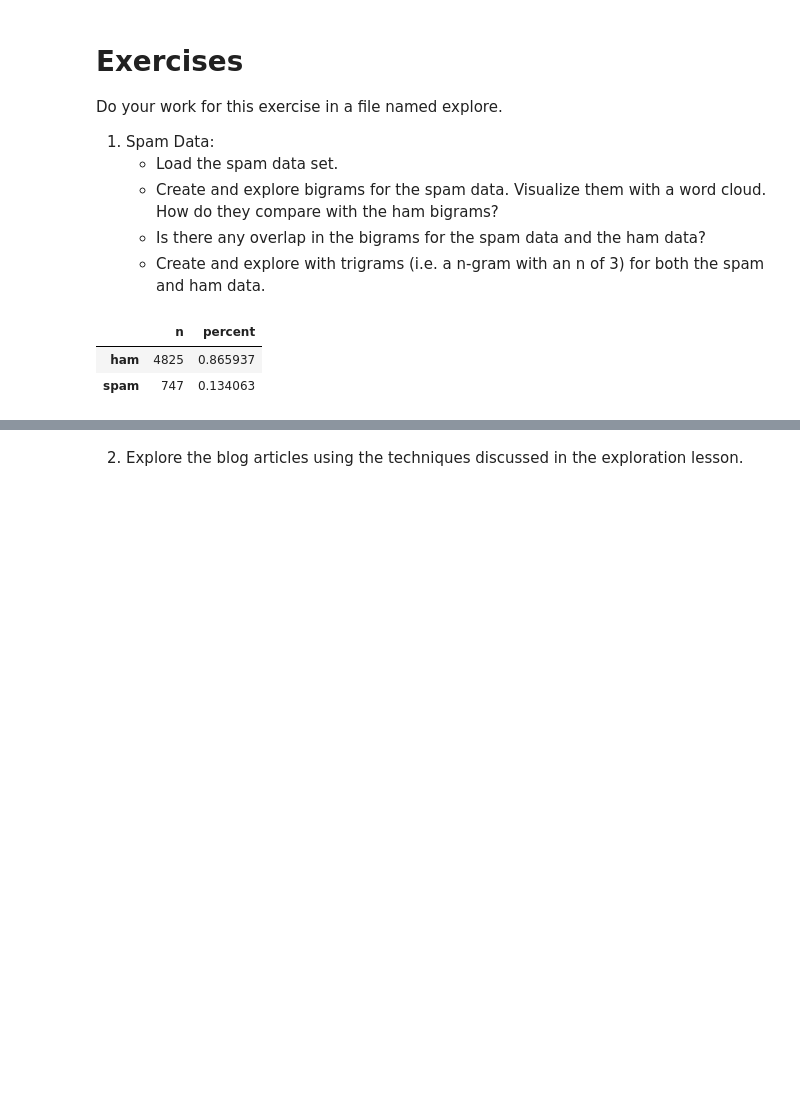
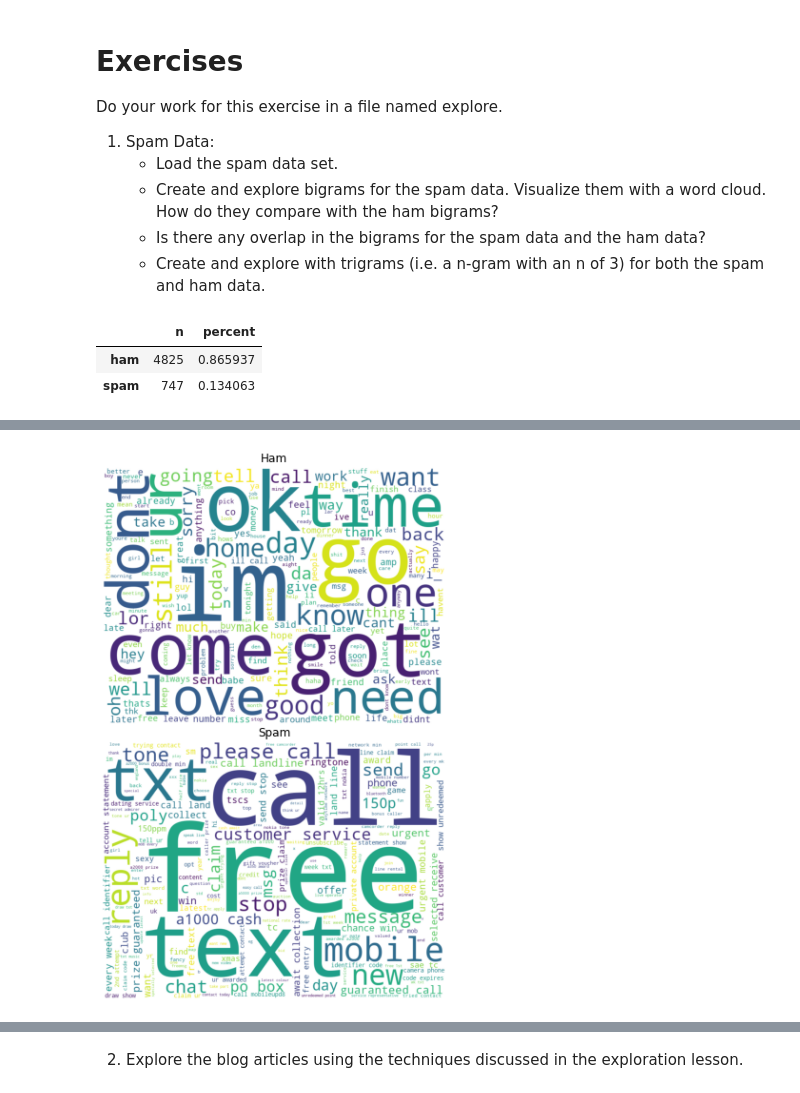
Before and after one commit to AJMartinezLlanes/-natural-language-processing-exercises, a Jupyter notebook: explore.ipynb, the cells around one changed output, grey strips where cells are left out. Drawn from its saved outputs; the diff is of its cells as text; code cells hidden in the pictures; blank space fills up the shorter version.

```diff
--- a/explore.ipynb
+++ b/explore.ipynb
@@ -73,0 +126,16 @@ all_words = clean(' '.join(df.text))
+# %%
+ham_cloud = WordCloud(background_color='white', height=600, width=800).generate(' '.join(ham_words))
+spam_cloud = WordCloud(background_color='white', height=600, width=800).generate(' '.join(spam_words))
+
+plt.figure(figsize=(10, 8))
+axs = [plt.axes([.5, .5, .5, .5]), plt.axes([.5, 0, .5, .5])]
+
+axs[0].imshow(ham_cloud)
+axs[1].imshow(spam_cloud)
+
+axs[0].set_title('Ham')
+axs[1].set_title('Spam')
+
+for ax in axs: ax.axis('off')
+# %% [output]
+[figure, added]
```
Also changed, not shown: parts of 10 cells of this notebook.
